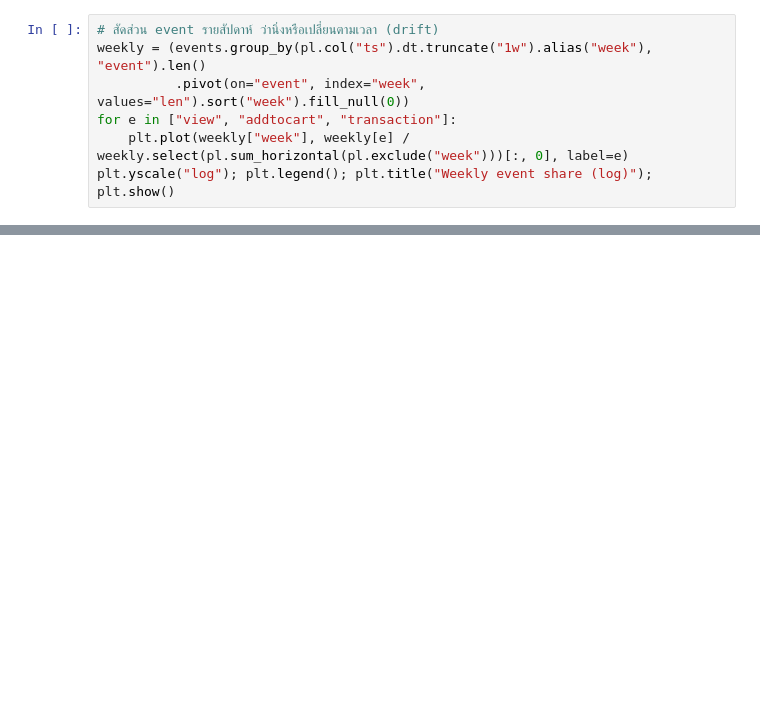
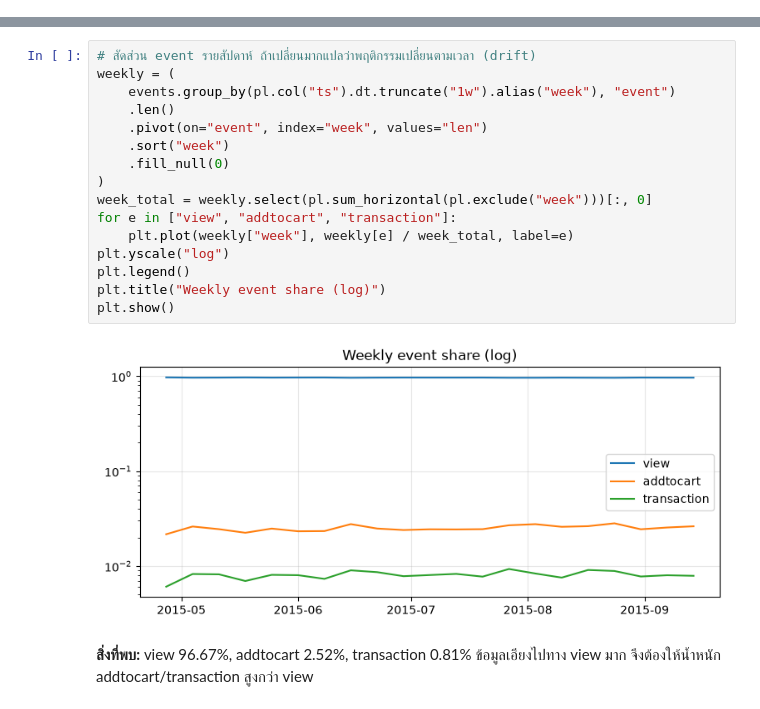
Before and after one commit to suphanatchanlek30/Real-Time-ML-Recommender-System, a Jupyter notebook: notebooks/01_eda.ipynb, the cells around one changed output, grey strips where cells are left out. Saved outputs shown, nothing was run; the diff lists cells and outputs as text; blank space fills up the shorter version.

```diff
--- a/notebooks/01_eda.ipynb
+++ b/notebooks/01_eda.ipynb
@@ -80,7 +0,0 @@ plt.bar(mix["event"], mix["len"]); plt.yscale("log"); plt.title("Events by type
-# %%
-# สัดส่วน event รายสัปดาห์ ว่านิ่งหรือเปลี่ยนตามเวลา (drift)
-weekly = (events.group_by(pl.col("ts").dt.truncate("1w").alias("week"), "event").len()
-          .pivot(on="event", index="week", values="len").sort("week").fill_null(0))
-for e in ["view", "addtocart", "transaction"]:
-    plt.plot(weekly["week"], weekly[e] / weekly.select(pl.sum_horizontal(pl.exclude("week")))[:, 0], label=e)
-plt.yscale("log"); plt.legend(); plt.title("Weekly event share (log)"); plt.show()
@@ -226,0 +163,20 @@ pl.DataFrame(rows)
+# %%
+# สัดส่วน event รายสัปดาห์ ถ้าเปลี่ยนมากแปลว่าพฤติกรรมเปลี่ยนตามเวลา (drift)
+weekly = (
+    events.group_by(pl.col("ts").dt.truncate("1w").alias("week"), "event")
+    .len()
+    .pivot(on="event", index="week", values="len")
+    .sort("week")
+    .fill_null(0)
+)
+week_total = weekly.select(pl.sum_horizontal(pl.exclude("week")))[:, 0]
+for e in ["view", "addtocart", "transaction"]:
+    plt.plot(weekly["week"], weekly[e] / week_total, label=e)
+plt.yscale("log")
+plt.legend()
+plt.title("Weekly event share (log)")
+plt.show()
+# %% [output]
+[figure, added]
+# %% [markdown]
+**สิ่งที่พบ:** view 96.67%, addtocart 2.52%, transaction 0.81% ข้อมูลเอียงไปทาง view มาก จึงต้องให้น้ำหนัก addtocart/transaction สูงกว่า view
```
Also changed, not shown: parts of 77 cells of this notebook.
